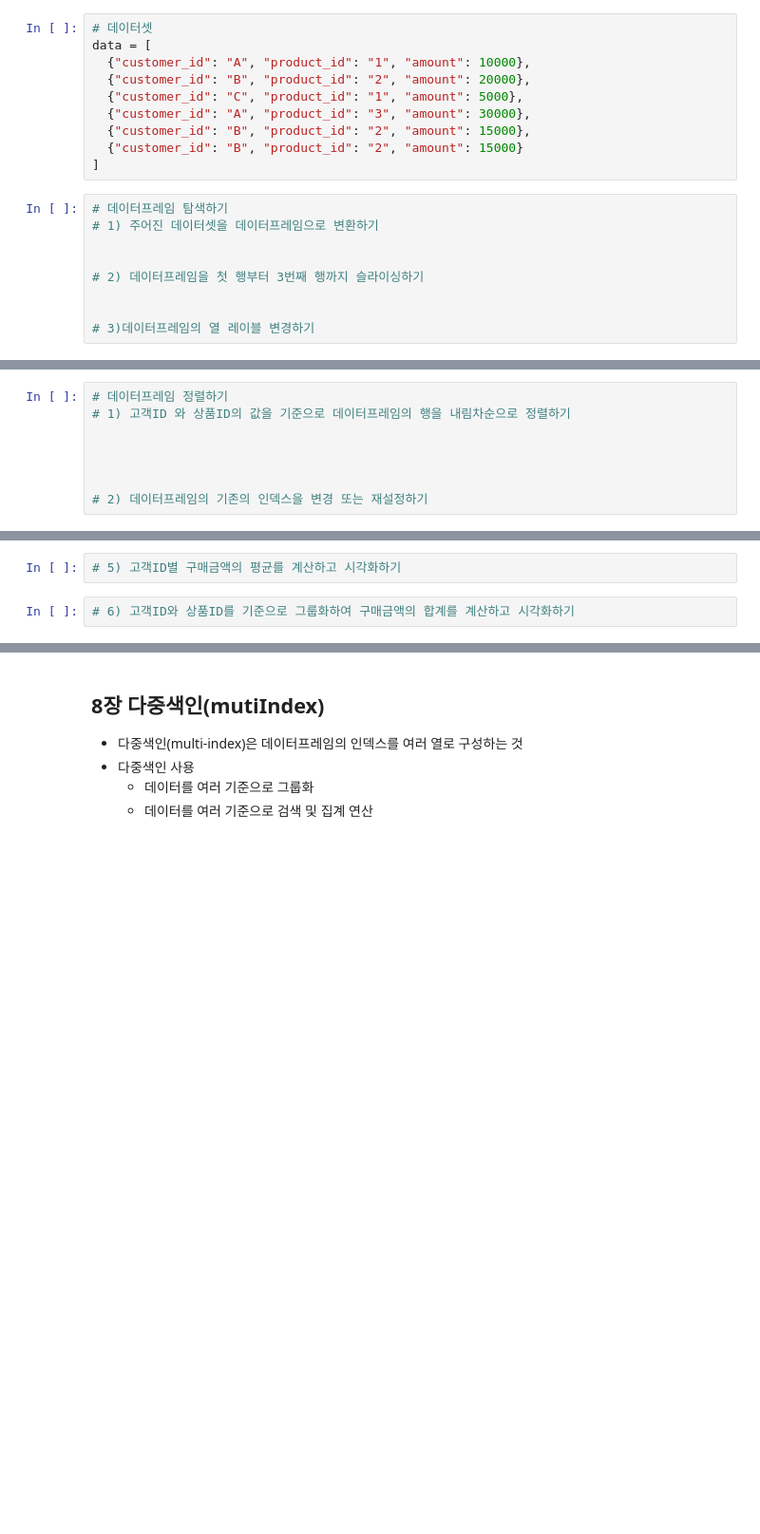
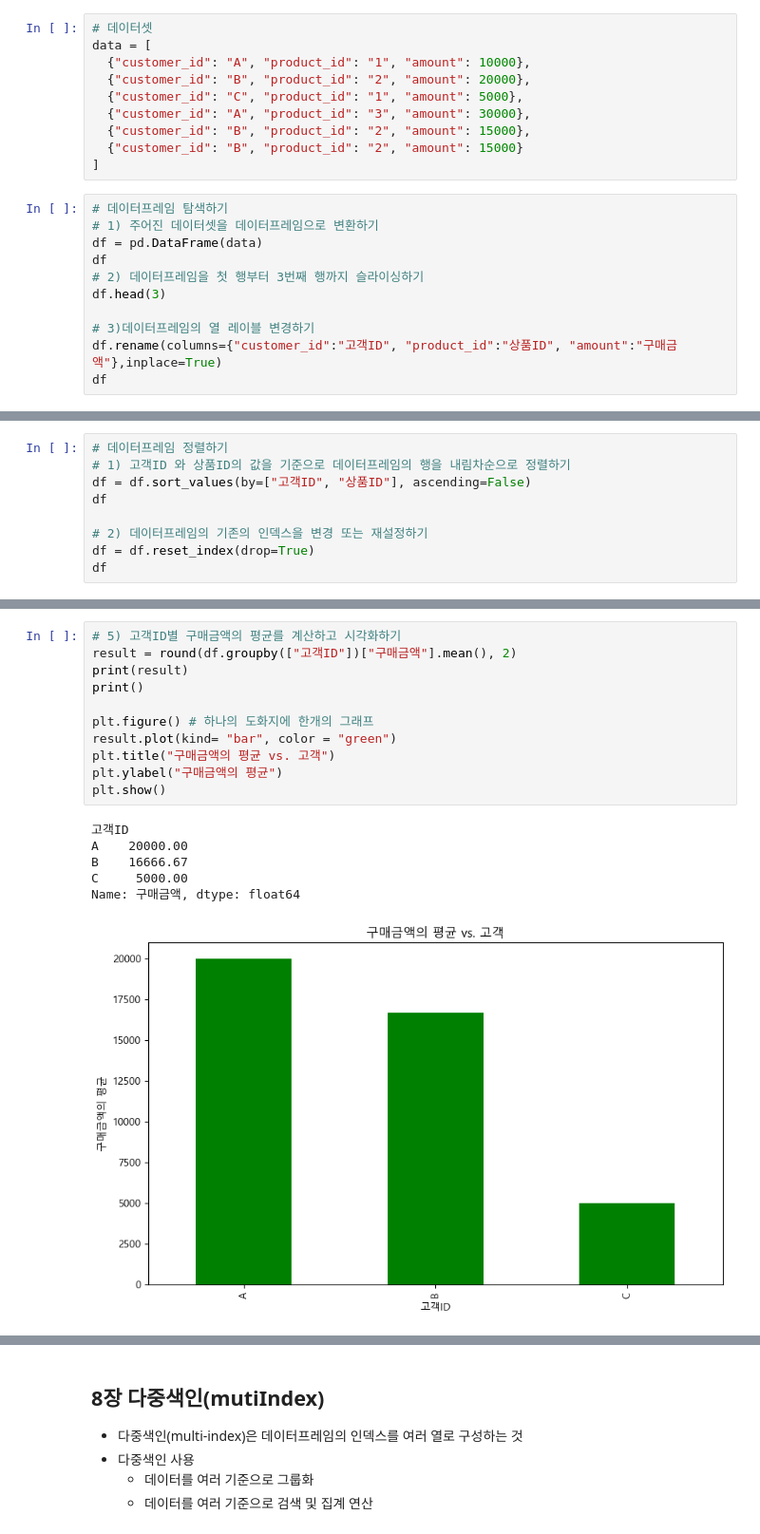
Before and after one commit to NaDongHwi/python_basic_3, a Jupyter notebook: data_analysis_05_02_class.ipynb, the cells around one changed output, grey strips where cells are left out. Shown at 95% size. Cells and saved outputs as stored; diff of their text form; blank space fills up the shorter version.

```diff
--- a/data_analysis_05_02_class.ipynb
+++ b/data_analysis_05_02_class.ipynb
@@ -124,9 +133,11 @@ data = [
 # %%
 # 데이터프레임 탐색하기
 # 1) 주어진 데이터셋을 데이터프레임으로 변환하기
-
-
+df = pd.DataFrame(data)
+df
 # 2) 데이터프레임을 첫 행부터 3번째 행까지 슬라이싱하기
-
+df.head(3)
 
 # 3)데이터프레임의 열 레이블 변경하기
+df.rename(columns={"customer_id":"고객ID", "product_id":"상품ID", "amount":"구매금액"},inplace=True)
+df
@@ -142,8 +169,9 @@ data = [
 # %%
 # 데이터프레임 정렬하기
 # 1) 고객ID 와 상품ID의 값을 기준으로 데이터프레임의 행을 내림차순으로 정렬하기
-
-
-
+df = df.sort_values(by=["고객ID", "상품ID"], ascending=False)
+df
 
 # 2) 데이터프레임의 기존의 인덱스을 변경 또는 재설정하기
+df = df.reset_index(drop=True)
+df
@@ -159,4 +227,18 @@ data = [
-# %%
-# 5) 고객ID별 구매금액의 평균를 계산하고 시각화하기
-# %%
-# 6) 고객ID와 상품ID를 기준으로 그룹화하여 구매금액의 합계를 계산하고 시각화하기
+# %%
+# 5) 고객ID별 구매금액의 평균를 계산하고 시각화하기
+result = round(df.groupby(["고객ID"])["구매금액"].mean(), 2)
+print(result)
+print()
+
+plt.figure() # 하나의 도화지에 한개의 그래프
+result.plot(kind= "bar", color = "green")
+plt.title("구매금액의 평균 vs. 고객")
+plt.ylabel("구매금액의 평균")
+plt.show()
+# %% [output]
+고객ID
+A    20000.00
+B    16666.67
+C     5000.00
+Name: 구매금액, dtype: float64
+[figure, added]
```
Also changed, not shown: parts of 40 cells of this notebook, 3 other files.
